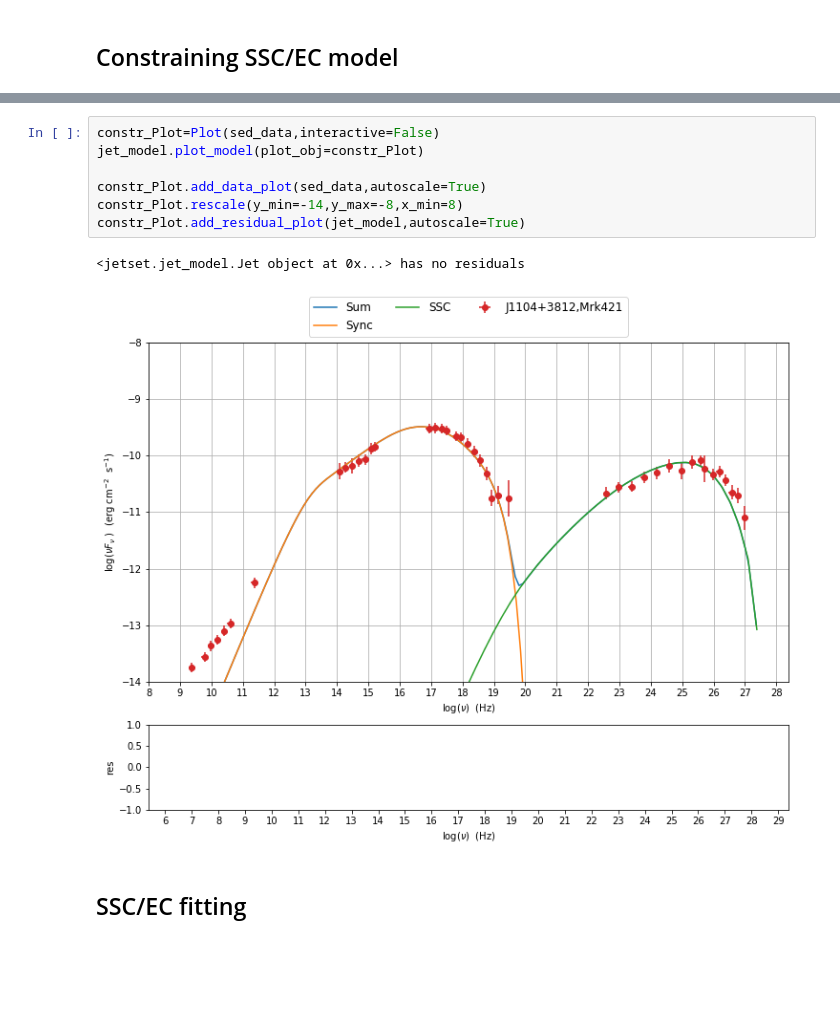
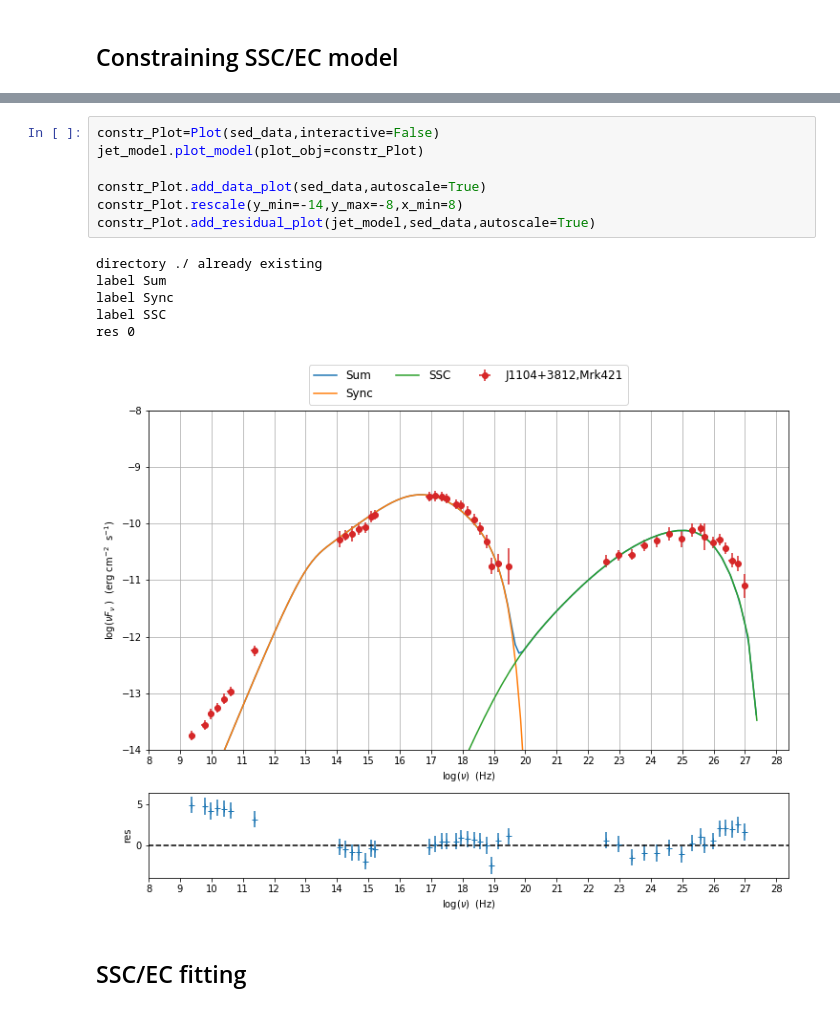
Before and after one commit to andreatramacere/jetset, a Jupyter notebook: doc/source/user_guide/model_fit/fit_example.ipynb, the cells around one changed output, grey strips where cells are left out. Saved outputs shown, nothing was run; the diff lists cells and outputs as text; blank space fills up the shorter version.

```diff
--- a/doc/source/user_guide/model_fit/fit_example.ipynb
+++ b/doc/source/user_guide/model_fit/fit_example.ipynb
@@ -309,13 +330,17 @@ the directory .//lppl_jet_prod/ has been created
 # %%
 constr_Plot=Plot(sed_data,interactive=False)
 jet_model.plot_model(plot_obj=constr_Plot)
 
 constr_Plot.add_data_plot(sed_data,autoscale=True)
 constr_Plot.rescale(y_min=-14,y_max=-8,x_min=8)
-constr_Plot.add_residual_plot(jet_model,autoscale=True)
+constr_Plot.add_residual_plot(jet_model,sed_data,autoscale=True)
 # %% [output]
-<jetset.jet_model.Jet object at 0x...> has no residuals
+directory ./ already existing
+label Sum
+label Sync
+label SSC
+res 0
-[figure, old version]
+[figure, new version]
 # %% [markdown]
 SSC/EC fitting
 --------------
```
Also changed, not shown: parts of 16 cells of this notebook, 43 other files.
